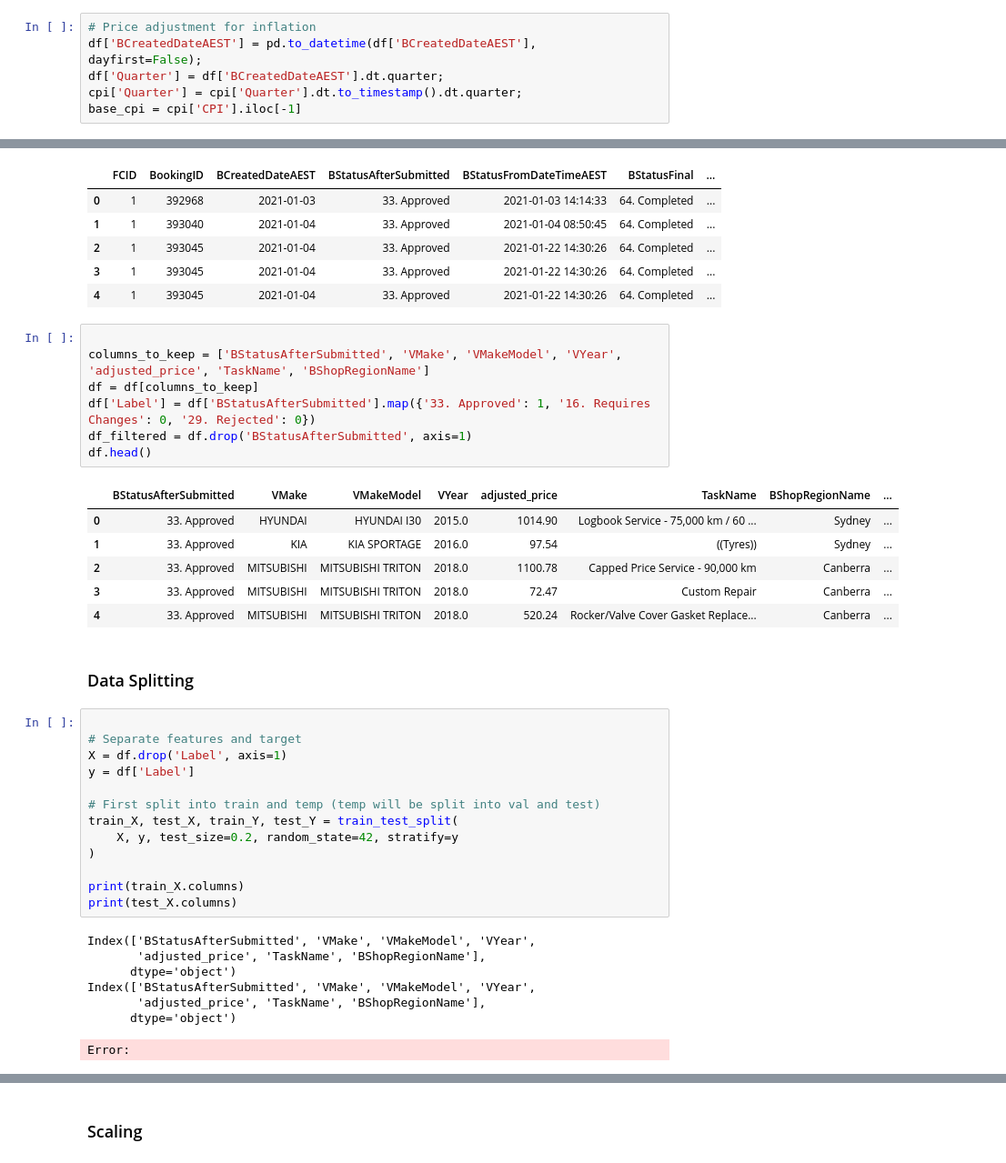
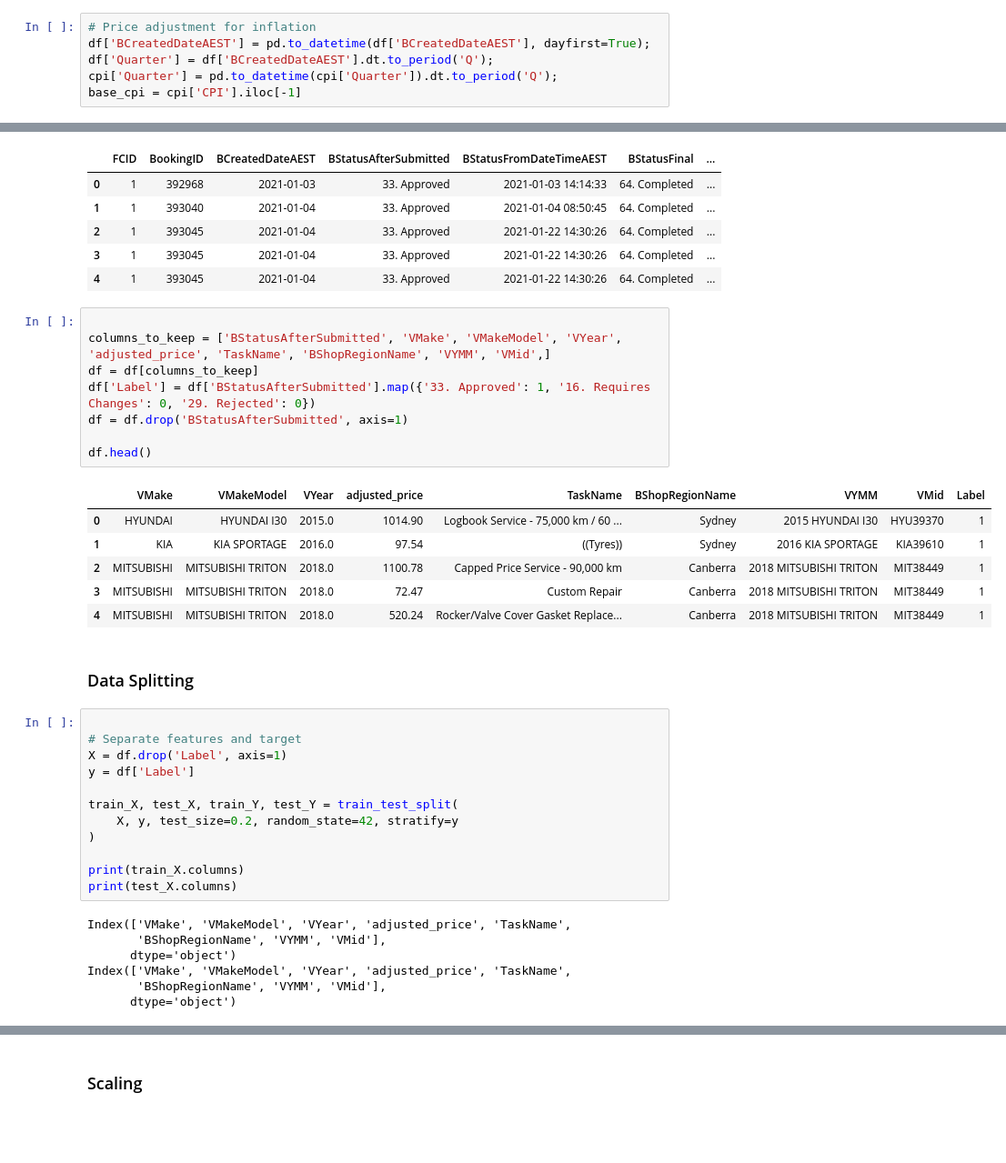
Before and after one commit to tdela12/CAPSTONE_T316, a Jupyter notebook: Preliminary Models/MLP.ipynb, the cells around one changed output, grey strips where cells are left out. Shown at 91% size. Drawn from its saved outputs; the diff is of its cells as text; blank space fills up the shorter version.

```diff
--- a/Preliminary Models/MLP.ipynb
+++ b/Preliminary Models/MLP.ipynb
@@ -53,9 +53,9 @@ df = df_deduped
 ### Feature Selection
 # %%
 # Price adjustment for inflation
-df['BCreatedDateAEST'] = pd.to_datetime(df['BCreatedDateAEST'],  dayfirst=False);
-df['Quarter'] = df['BCreatedDateAEST'].dt.quarter;
-cpi['Quarter'] = cpi['Quarter'].dt.to_timestamp().dt.quarter;
+df['BCreatedDateAEST'] = pd.to_datetime(df['BCreatedDateAEST'], dayfirst=True);
+df['Quarter'] = df['BCreatedDateAEST'].dt.to_period('Q');
+cpi['Quarter'] = pd.to_datetime(cpi['Quarter']).dt.to_period('Q');
 base_cpi = cpi['CPI'].iloc[-1]
 # %%
 # Create a column for the adjusted price
@@ -80,18 +78,19 @@ df.head()
 | 4 | 1 | 393045 | 2021-01-04 | 33. Approved | 2021-01-22 14:30:26 | 64. Completed | ... |
 # %%
 
-columns_to_keep = ['BStatusAfterSubmitted', 'VMake', 'VMakeModel', 'VYear', 'adjusted_price', 'TaskName', 'BShopRegionName']
+columns_to_keep = ['BStatusAfterSubmitted', 'VMake', 'VMakeModel', 'VYear', 'adjusted_price', 'TaskName', 'BShopRegionName', 'VYMM', 'VMid',]
 df = df[columns_to_keep]
 df['Label'] = df['BStatusAfterSubmitted'].map({'33. Approved': 1, '16. Requires Changes': 0, '29. Rejected': 0})
-df_filtered = df.drop('BStatusAfterSubmitted', axis=1)
+df = df.drop('BStatusAfterSubmitted', axis=1)
+
 df.head()
 # %% [output]
-|  | BStatusAfterSubmitted | VMake | VMakeModel | VYear | adjusted_price | TaskName | BShopRegionName | ... |
-| 0 | 33. Approved | HYUNDAI | HYUNDAI I30 | 2015.0 | 1014.90 | Logbook Service - 75,000 km / 60 ... | Sydney | ... |
-| 1 | 33. Approved | KIA | KIA SPORTAGE | 2016.0 | 97.54 | ((Tyres)) | Sydney | ... |
-| 2 | 33. Approved | MITSUBISHI | MITSUBISHI TRITON | 2018.0 | 1100.78 | Capped Price Service - 90,000 km | Canberra | ... |
-| 3 | 33. Approved | MITSUBISHI | MITSUBISHI TRITON | 2018.0 | 72.47 | Custom Repair | Canberra | ... |
-| 4 | 33. Approved | MITSUBISHI | MITSUBISHI TRITON | 2018.0 | 520.24 | Rocker/Valve Cover Gasket Replace... | Canberra | ... |
+|  | VMake | VMakeModel | VYear | adjusted_price | TaskName | BShopRegionName | VYMM | VMid | Label |
+| 0 | HYUNDAI | HYUNDAI I30 | 2015.0 | 1014.90 | Logbook Service - 75,000 km / 60 ... | Sydney | 2015 HYUNDAI I30 | HYU39370 | 1 |
+| 1 | KIA | KIA SPORTAGE | 2016.0 | 97.54 | ((Tyres)) | Sydney | 2016 KIA SPORTAGE | KIA39610 | 1 |
+| 2 | MITSUBISHI | MITSUBISHI TRITON | 2018.0 | 1100.78 | Capped Price Service - 90,000 km | Canberra | 2018 MITSUBISHI TRITON | MIT38449 | 1 |
+| 3 | MITSUBISHI | MITSUBISHI TRITON | 2018.0 | 72.47 | Custom Repair | Canberra | 2018 MITSUBISHI TRITON | MIT38449 | 1 |
+| 4 | MITSUBISHI | MITSUBISHI TRITON | 2018.0 | 520.24 | Rocker/Valve Cover Gasket Replace... | Canberra | 2018 MITSUBISHI TRITON | MIT38449 | 1 |
 # %% [markdown]
 ### Data Splitting
 # %%
@@ -100,7 +99,6 @@ df.head()
 X = df.drop('Label', axis=1)
 y = df['Label']
 
-# First split into train and temp (temp will be split into val and test)
 train_X, test_X, train_Y, test_Y = train_test_split(
     X, y, test_size=0.2, random_state=42, stratify=y
 )
@@ -108,10 +106,9 @@ train_X, test_X, train_Y, test_Y = train_test_split(
 print(train_X.columns)
 print(test_X.columns)
 # %% [output]
-Index(['BStatusAfterSubmitted', 'VMake', 'VMakeModel', 'VYear',
-       'adjusted_price', 'TaskName', 'BShopRegionName'],
+Index(['VMake', 'VMakeModel', 'VYear', 'adjusted_price', 'TaskName',
+       'BShopRegionName', 'VYMM', 'VMid'],
       dtype='object')
-Index(['BStatusAfterSubmitted', 'VMake', 'VMakeModel', 'VYear',
-       'adjusted_price', 'TaskName', 'BShopRegionName'],
+Index(['VMake', 'VMakeModel', 'VYear', 'adjusted_price', 'TaskName',
+       'BShopRegionName', 'VYMM', 'VMid'],
       dtype='object')
-Error:
```
Also changed, not shown: parts of 9 cells of this notebook.
